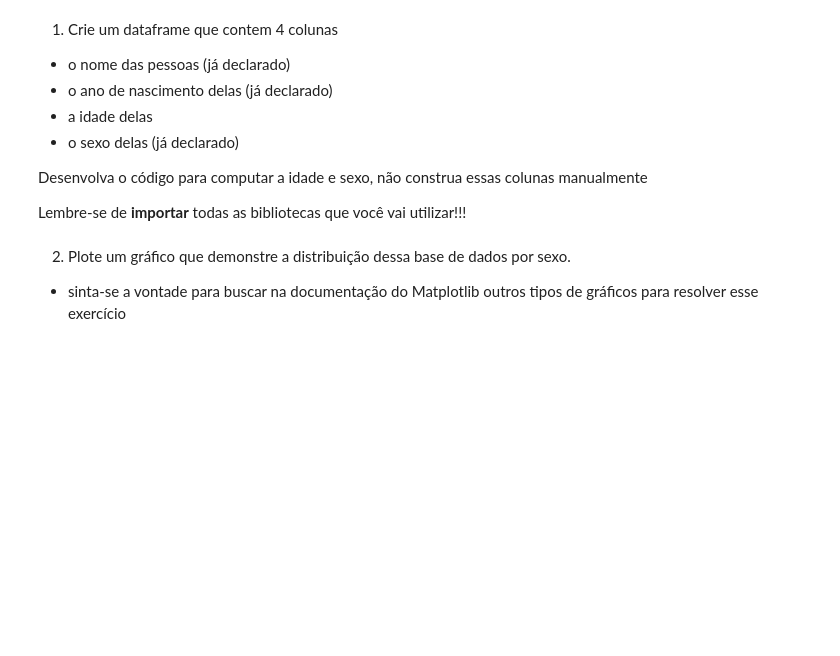
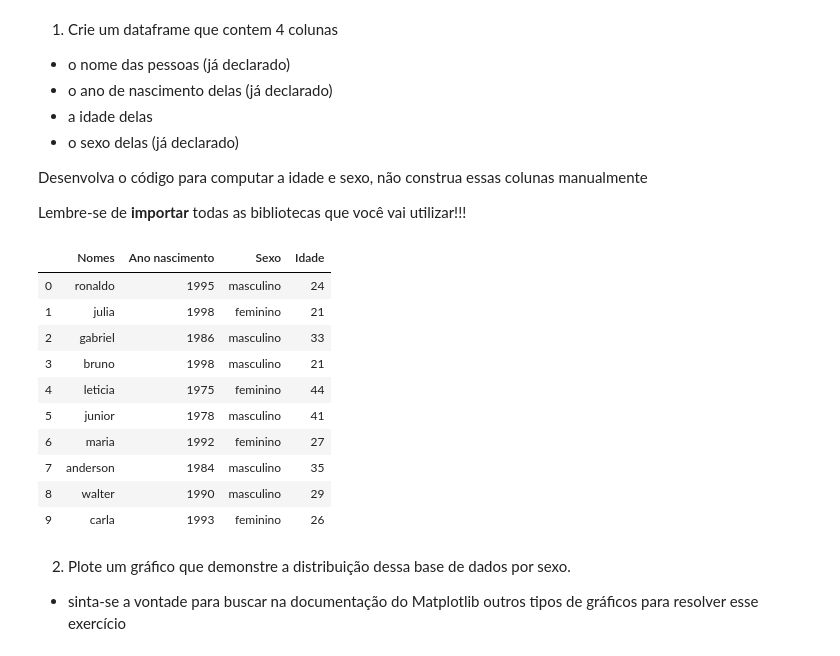
Before and after one commit to joaodias-code/jd-mba-classes, a Jupyter notebook: python-jupyter-samples/Aula 06 - Python Básico - Introdução a Data Science.ipynb, the cells around one changed output. Saved outputs shown, nothing was run; the diff lists cells and outputs as text; code cells hidden in the pictures; blank space fills up the shorter version.

```diff
--- a/python-jupyter-samples/Aula 06 - Python Básico - Introdução a Data Science.ipynb
+++ b/python-jupyter-samples/Aula 06 - Python Básico - Introdução a Data Science.ipynb
@@ -241,9 +364,40 @@ Desenvolva o código para computar a idade e sexo, não construa essas colunas m
 
 Lembre-se de <strong>importar</strong> todas as bibliotecas que você vai utilizar!!!
 # %%
+import numpy as np
+import pandas as pd
+from datetime import date
+
 nomes = np.array(['ronaldo','julia','gabriel','bruno','leticia','junior','maria','anderson','walter','carla'])
 ano_nascimento = np.array(['1995','1998','1986','1998','1975','1978','1992','1984','1990','1993'])
 sexo = np.array(['h','m','h','h','m','h','m','h','h','m'])
+
+#calculando Idade
+sIdade = pd.Series(ano_nascimento).astype(int)
+sIdade = sIdade.sub(date.today().year).mul(-1)
+
+#definindo sexo
+sSexo = pd.Series(sexo)
+sSexo = sSexo.replace('h','masculino').replace('m', 'feminino')
+
+df = pd.DataFrame({'Nomes' : nomes,
+                   'Ano nascimento' : ano_nascimento,
+                   'Sexo' : sSexo,
+                   'Idade': sIdade })
+
+df
+# %% [output]
+|  | Nomes | Ano nascimento | Sexo | Idade |
+| 0 | ronaldo | 1995 | masculino | 24 |
+| 1 | julia | 1998 | feminino | 21 |
+| 2 | gabriel | 1986 | masculino | 33 |
+| 3 | bruno | 1998 | masculino | 21 |
+| 4 | leticia | 1975 | feminino | 44 |
+| 5 | junior | 1978 | masculino | 41 |
+| 6 | maria | 1992 | feminino | 27 |
+| 7 | anderson | 1984 | masculino | 35 |
+| 8 | walter | 1990 | masculino | 29 |
+| 9 | carla | 1993 | feminino | 26 |
 # %% [markdown]
 2) Plote um gráfico que demonstre a distribuição dessa base de dados por sexo.
 - sinta-se a vontade para buscar na documentação do Matplotlib outros tipos de gráficos para resolver esse exercício
```
Also changed, not shown: parts of 33 cells of this notebook.
